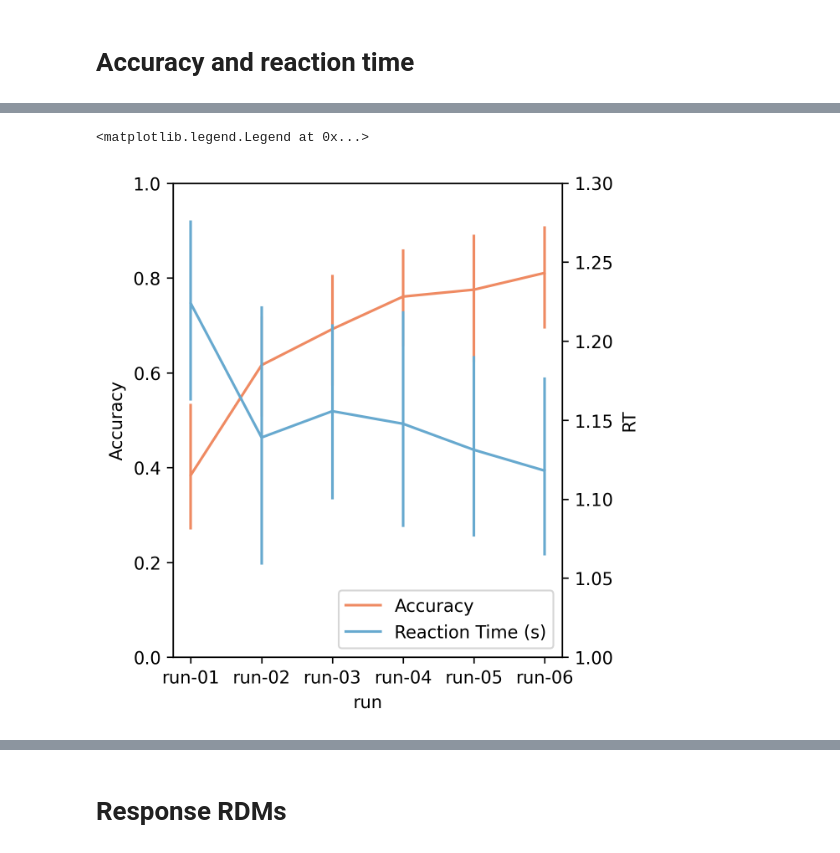
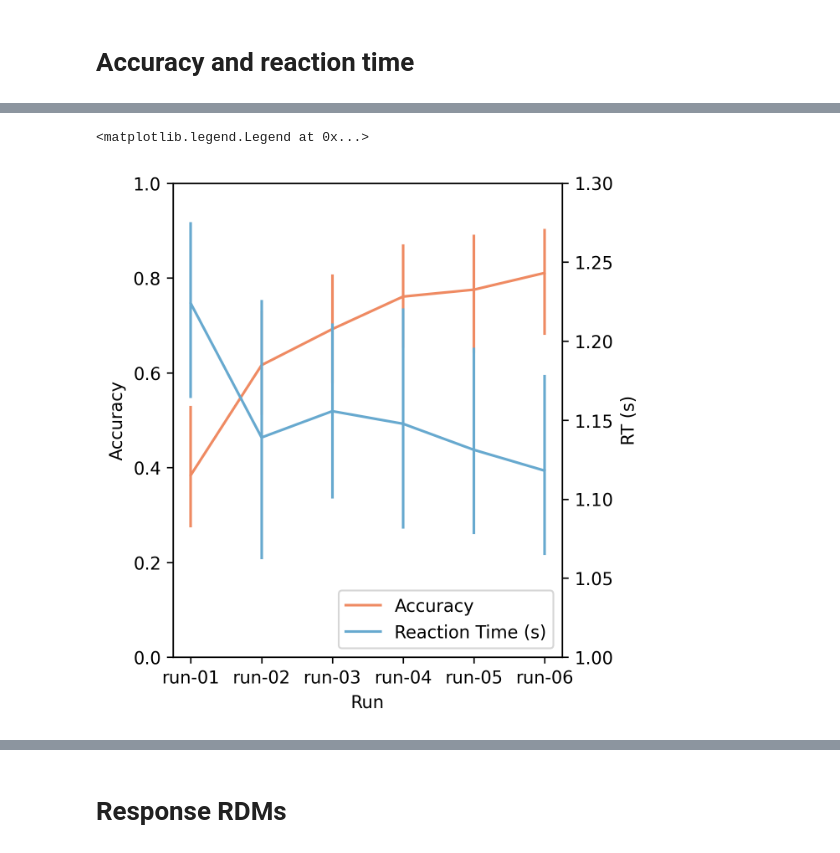
Before and after one commit to sitek/auditory_category_learning, a Jupyter notebook: behav_conversion/behavior_analysis.ipynb, the cells around one changed output, grey strips where cells are left out. Drawn from its saved outputs; the diff is of its cells as text; code cells hidden in the pictures.

```diff
--- a/behav_conversion/behavior_analysis.ipynb
+++ b/behav_conversion/behavior_analysis.ipynb
@@ -92,0 +145,3 @@ for rx, run in enumerate(range(6)):
+# %%
+behav_df = pd.concat(run_df_list)
+print(behav_df)
@@ -130,15 +180,15 @@ acc_dict
-# %%
-from matplotlib.lines import Line2D
-
-fig, ax = plt.subplots(1, 1, figsize=(4,5), dpi=300)
-sns.lineplot(acc_dict, x='run', y='Accuracy', color='#ef8a62', err_style='bars', ax=ax)
-ax.set_ylim([0, 1])
-ax2 = ax.twinx()
-sns.lineplot(acc_dict, x='run', y='RT', color='#67a9cf', err_style='bars', ax=ax2)
-ax2.set_ylim([1, 1.3])
-ax.legend(loc="lower right",
-          handles=[Line2D([], [], marker='_', color="#ef8a62", label='Accuracy'),
-                   Line2D([], [], marker='_', color="#67a9cf", label='Reaction Time (s)')])
-# %% [output]
-<matplotlib.legend.Legend at 0x...>
-[figure, removed]
+# %%
+from matplotlib.lines import Line2D
+
+fig, ax = plt.subplots(1, 1, figsize=(4,5), dpi=300)
+sns.lineplot(behav_df, x='Run', y='Accuracy', color='#ef8a62', err_style='bars', ax=ax)
+ax.set_ylim([0, 1])
+ax2 = ax.twinx()
+sns.lineplot(behav_df, x='Run', y='RT (s)', color='#67a9cf', err_style='bars', ax=ax2)
+ax2.set_ylim([1, 1.3])
+ax.legend(loc="lower right",
+          handles=[Line2D([], [], marker='_', color="#ef8a62", label='Accuracy'),
+                   Line2D([], [], marker='_', color="#67a9cf", label='Reaction Time (s)')])
+# %% [output]
+<matplotlib.legend.Legend at 0x...>
+[figure, added]
```
Also changed, not shown: parts of 17 cells of this notebook, 6 other files.
